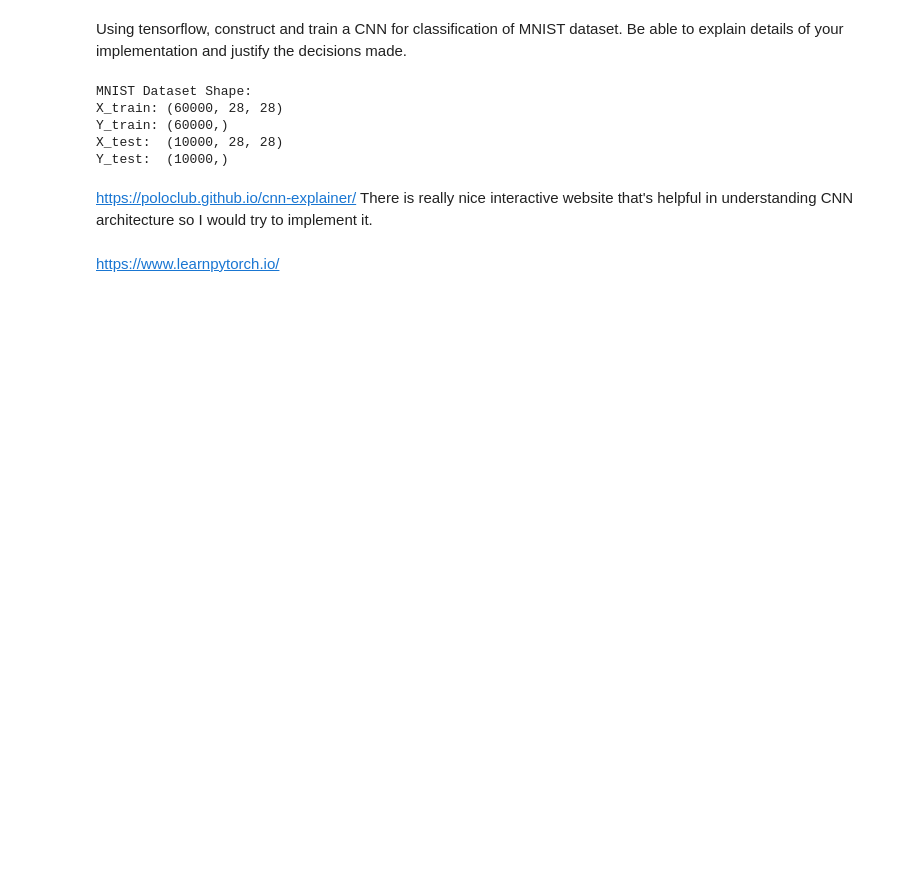
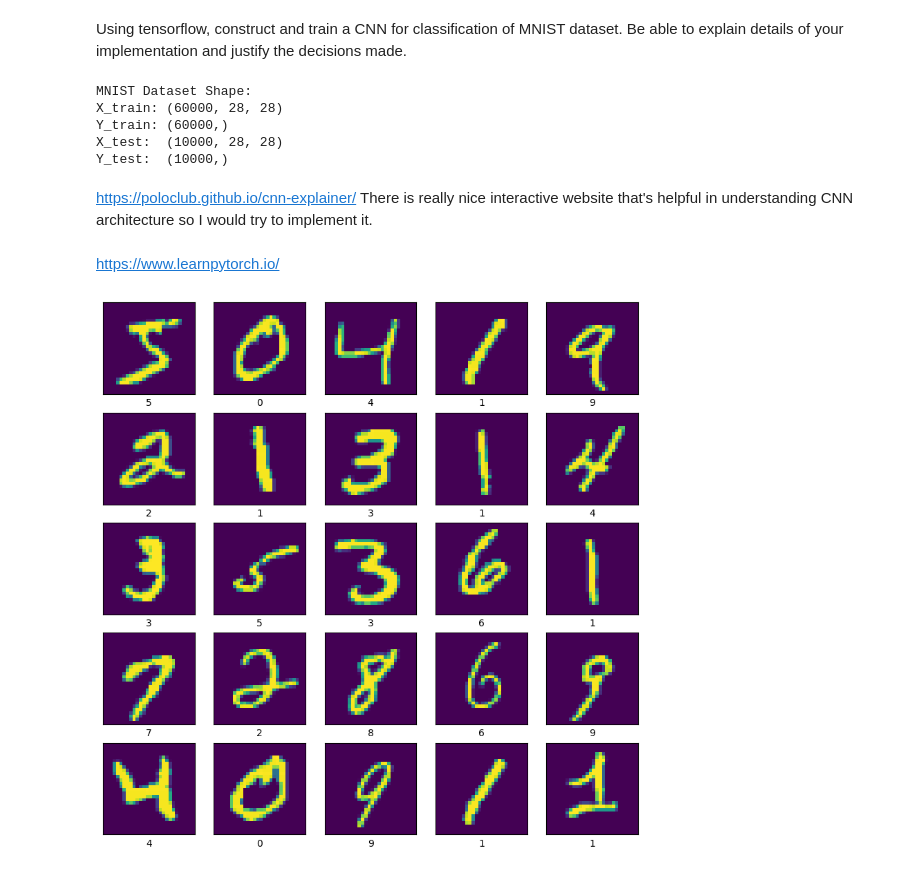
Before and after one commit to mkopanik/Introductiont-to-AI, a Jupyter notebook: Lab6/Lab6.ipynb, the cells around one changed output. Drawn from its saved outputs; the diff is of its cells as text; code cells hidden in the pictures; blank space fills up the shorter version.

```diff
--- a/Lab6/Lab6.ipynb
+++ b/Lab6/Lab6.ipynb
@@ -9,13 +9,13 @@ from keras.optimizers import Adam
 from keras.losses import CategoricalCrossentropy , MeanSquaredError
 from keras.utils import to_categorical
 # %%
-(X_train, Y_train), (X_test, Y_test) = mnist.load_data()
+(train_images, train_labels), (test_images, test_labels)  = mnist.load_data()
 
 print('MNIST Dataset Shape:')
-print('X_train: ' + str(X_train.shape))
-print('Y_train: ' + str(Y_train.shape))
-print('X_test:  '  + str(X_test.shape))
-print('Y_test:  '  + str(Y_test.shape))
+print('X_train: ' + str(train_images.shape))
+print('Y_train: ' + str(train_labels.shape))
+print('X_test:  '  + str(test_images.shape))
+print('Y_test:  '  + str(test_labels.shape))
 # %% [output]
 MNIST Dataset Shape:
 X_train: (60000, 28, 28)
@@ -27,3 +27,23 @@ https://poloclub.github.io/cnn-explainer/
 There is really nice interactive website that's helpful in understanding CNN architecture so I would try to implement it.
 # %% [markdown]
 https://www.learnpytorch.io/
+# %%
+# Normalize pixel values to be between 0 and 1
+train_images, test_images = train_images / 255.0, test_images / 255.0
+# %%
+import matplotlib.pyplot as plt
+class_names = ['0', '1', '2', '3', '4',
+               '5', '6', '7', '8', '9']
+
+plt.figure(figsize=(10,10))
+for i in range(25):
+    plt.subplot(5,5,i+1)
+    plt.xticks([])
+    plt.yticks([])
+    plt.grid(False)
+    plt.imshow(train_images[i])
+    # which is why you need the extra index
+    plt.xlabel(train_labels[i])
+plt.show()
+# %% [output]
+[figure, added]
```
Also changed, not shown: parts of 2 cells of this notebook, 1 other file.
